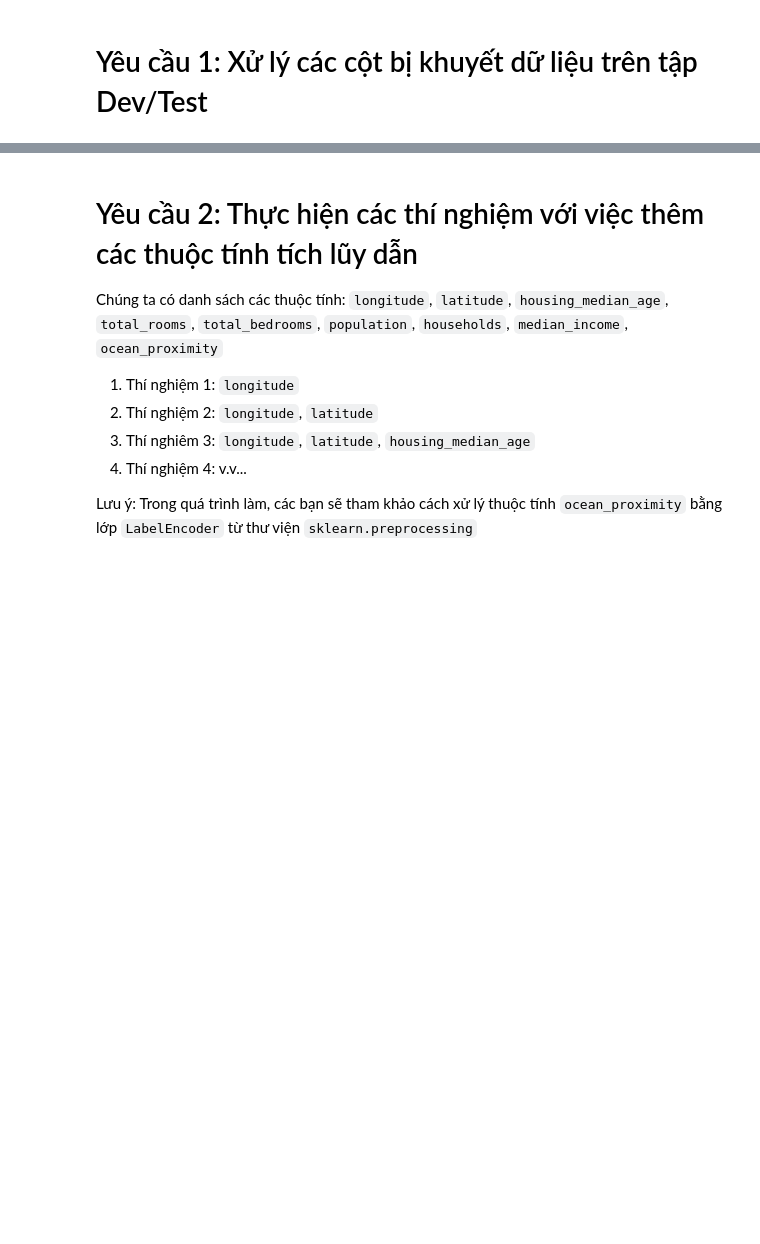
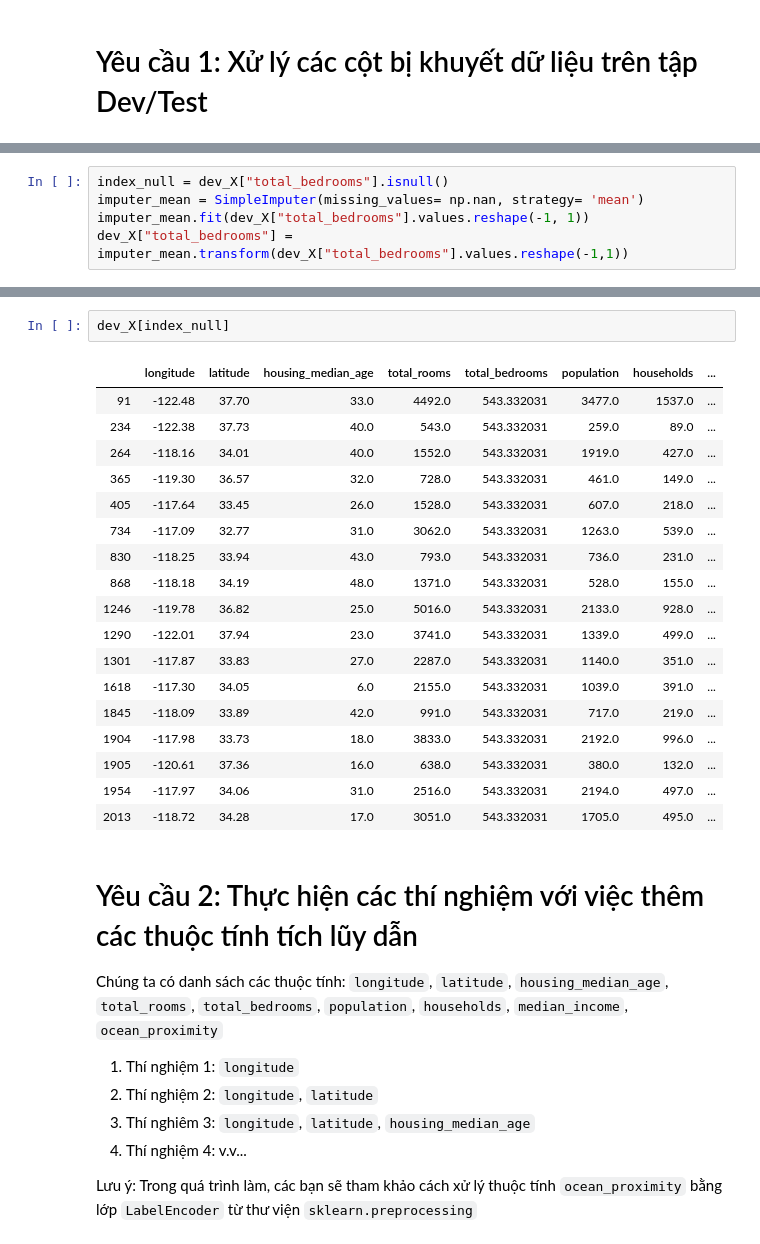
Before and after one commit to VinhDevNguyen/Machine-Learning, a Jupyter notebook: Week3/Quang/BTTH_Tuan3.ipynb, the cells around one changed output, grey strips where cells are left out. Saved outputs shown, nothing was run; the diff lists cells and outputs as text; blank space fills up the shorter version.

```diff
--- a/Week3/Quang/BTTH_Tuan3.ipynb
+++ b/Week3/Quang/BTTH_Tuan3.ipynb
@@ -228,0 +334,5 @@ True
+# %%
+index_null = dev_X["total_bedrooms"].isnull()
+imputer_mean = SimpleImputer(missing_values= np.nan, strategy= 'mean')
+imputer_mean.fit(dev_X["total_bedrooms"].values.reshape(-1, 1))
+dev_X["total_bedrooms"] = imputer_mean.transform(dev_X["total_bedrooms"].values.reshape(-1,1))
@@ -229,3 +355,24 @@ True
+# %%
+dev_X[index_null]
+# %% [output]
+|  | longitude | latitude | housing_median_age | total_rooms | total_bedrooms | population | households | ... |
+| 91 | -122.48 | 37.70 | 33.0 | 4492.0 | 543.332031 | 3477.0 | 1537.0 | ... |
+| 234 | -122.38 | 37.73 | 40.0 | 543.0 | 543.332031 | 259.0 | 89.0 | ... |
+| 264 | -118.16 | 34.01 | 40.0 | 1552.0 | 543.332031 | 1919.0 | 427.0 | ... |
+| 365 | -119.30 | 36.57 | 32.0 | 728.0 | 543.332031 | 461.0 | 149.0 | ... |
+| 405 | -117.64 | 33.45 | 26.0 | 1528.0 | 543.332031 | 607.0 | 218.0 | ... |
+| 734 | -117.09 | 32.77 | 31.0 | 3062.0 | 543.332031 | 1263.0 | 539.0 | ... |
+| 830 | -118.25 | 33.94 | 43.0 | 793.0 | 543.332031 | 736.0 | 231.0 | ... |
+| 868 | -118.18 | 34.19 | 48.0 | 1371.0 | 543.332031 | 528.0 | 155.0 | ... |
+| 1246 | -119.78 | 36.82 | 25.0 | 5016.0 | 543.332031 | 2133.0 | 928.0 | ... |
+| 1290 | -122.01 | 37.94 | 23.0 | 3741.0 | 543.332031 | 1339.0 | 499.0 | ... |
+| 1301 | -117.87 | 33.83 | 27.0 | 2287.0 | 543.332031 | 1140.0 | 351.0 | ... |
+| 1618 | -117.30 | 34.05 | 6.0 | 2155.0 | 543.332031 | 1039.0 | 391.0 | ... |
+| 1845 | -118.09 | 33.89 | 42.0 | 991.0 | 543.332031 | 717.0 | 219.0 | ... |
+| 1904 | -117.98 | 33.73 | 18.0 | 3833.0 | 543.332031 | 2192.0 | 996.0 | ... |
+| 1905 | -120.61 | 37.36 | 16.0 | 638.0 | 543.332031 | 380.0 | 132.0 | ... |
+| 1954 | -117.97 | 34.06 | 31.0 | 2516.0 | 543.332031 | 2194.0 | 497.0 | ... |
+| 2013 | -118.72 | 34.28 | 17.0 | 3051.0 | 543.332031 | 1705.0 | 495.0 | ... |
 # %% [markdown]
 # Yêu cầu 2: Thực hiện các thí nghiệm với việc thêm các thuộc tính tích lũy dẫn
 Chúng ta có danh sách các thuộc tính: ``longitude``, ``latitude``, ``housing_median_age``, ``total_rooms``, ``total_bedrooms``, ``population``, ``households``, ``median_income``, ``ocean_proximity``
```
Also changed, not shown: parts of 23 cells of this notebook, 4 other files.
